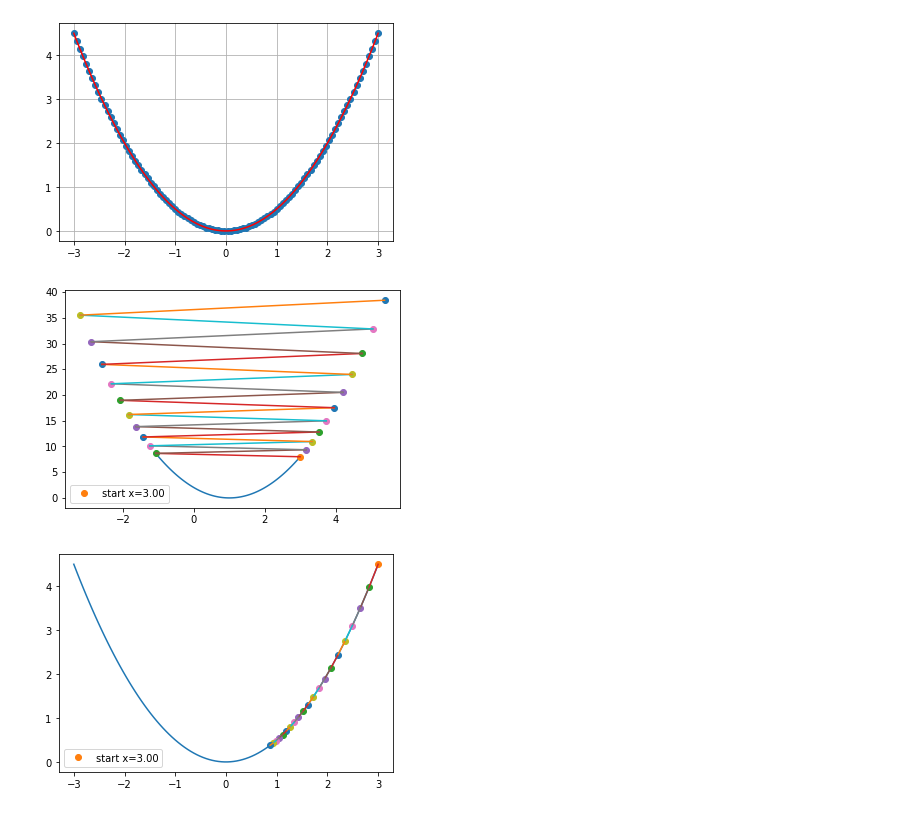
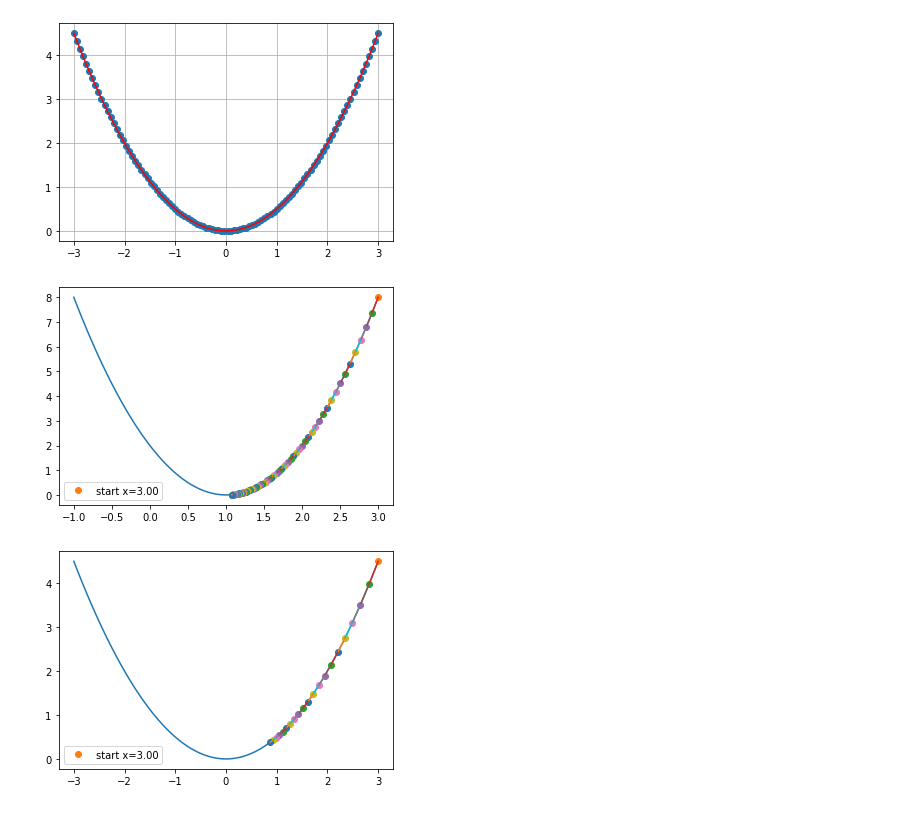
Before and after one commit to imguru-mooc/deep_learning_nlp, a Jupyter notebook: Chapter_2/1.linear_regression.ipynb, the cells around one changed output. Saved outputs shown, nothing was run; the diff lists cells and outputs as text; code cells hidden in the pictures.

```diff
--- a/Chapter_2/1.linear_regression.ipynb
+++ b/Chapter_2/1.linear_regression.ipynb
@@ -150,35 +153,35 @@ plt.show()
 import numpy as np   # numeriacal computing
 import matplotlib.pyplot as plt  # plotting core
 
 # simple function to demo step size
 def f(x) : # A parabola
     f = 0.5*(2-x*2)**2
     return f
 def Df(x) : # The derivative (gradient)
     Df = 2*(2-x*2)
     return Df
 def xp1(x,alpha) : # update
     xp1 = x + alpha * Df(x)
     return xp1
 
 def plot_steps( guess, alpha, nsteps) :
     fig, ax = plt.subplots()
     x = np.linspace(-1,3,100)
     ax.plot(x, f(x))
     x = guess
     ax.plot(x,f(x), 'o', label='start x=%.2f' %x )
     for i in range(nsteps):
         xold = x
         x = xp1(x,alpha)
         #ax.plot(x,f(x), 'o', label='x = %.2f' %x)
         ax.plot(x,f(x), 'o')
         ax.plot([xold,x],[f(xold),f(x)], '-')
     plt.legend()
     plt.show()
 
-plot_steps( 3, 0.51, 20 )
+plot_steps( 3, 0.01, 80 )
 # %% [output]
-[figure, old version]
+[figure, new version]
 # %%
 import numpy as np   # numeriacal computing
 import matplotlib.pyplot as plt  # plotting core
```
Also changed, not shown: parts of 5 cells of this notebook, 1 other file.
